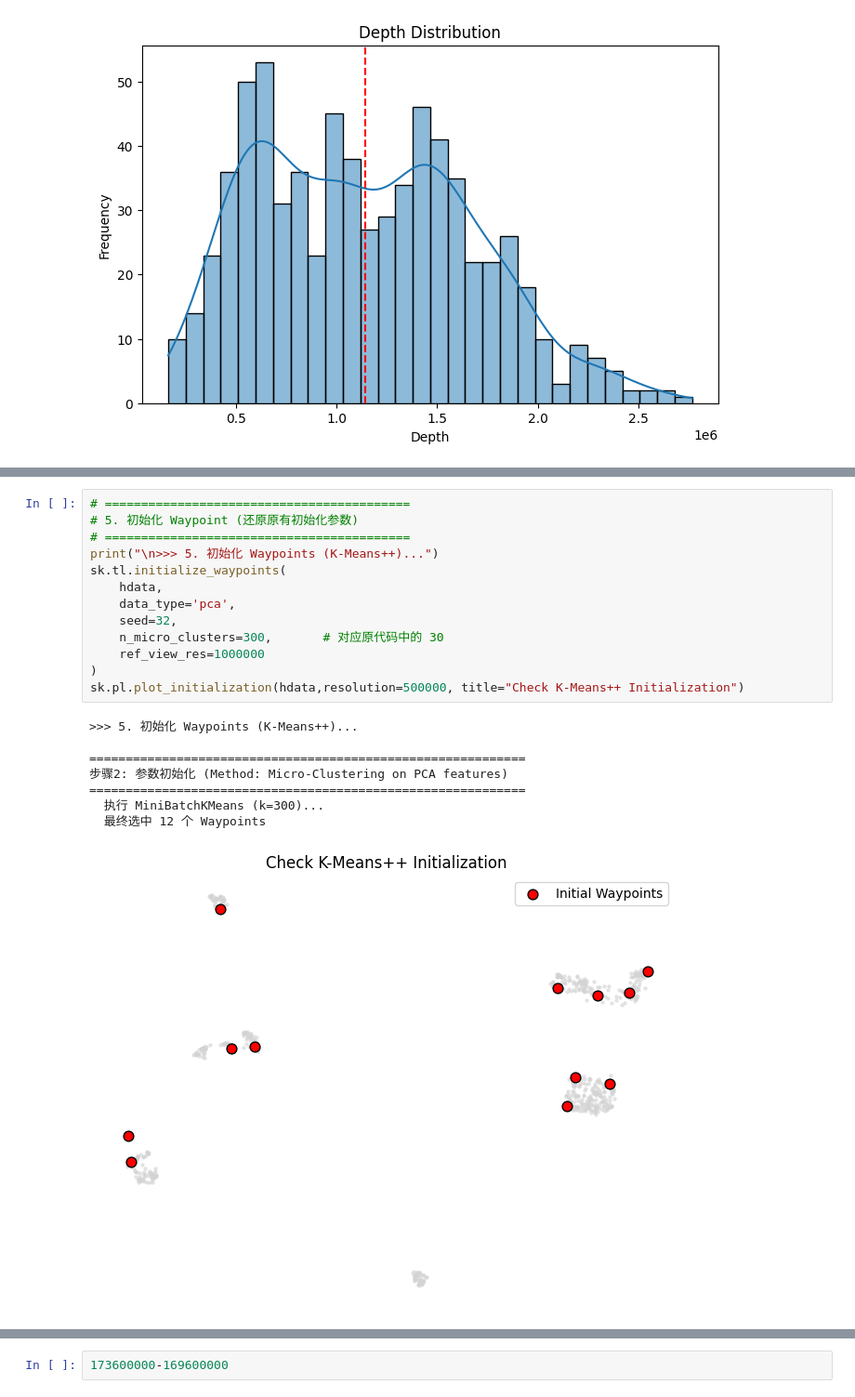
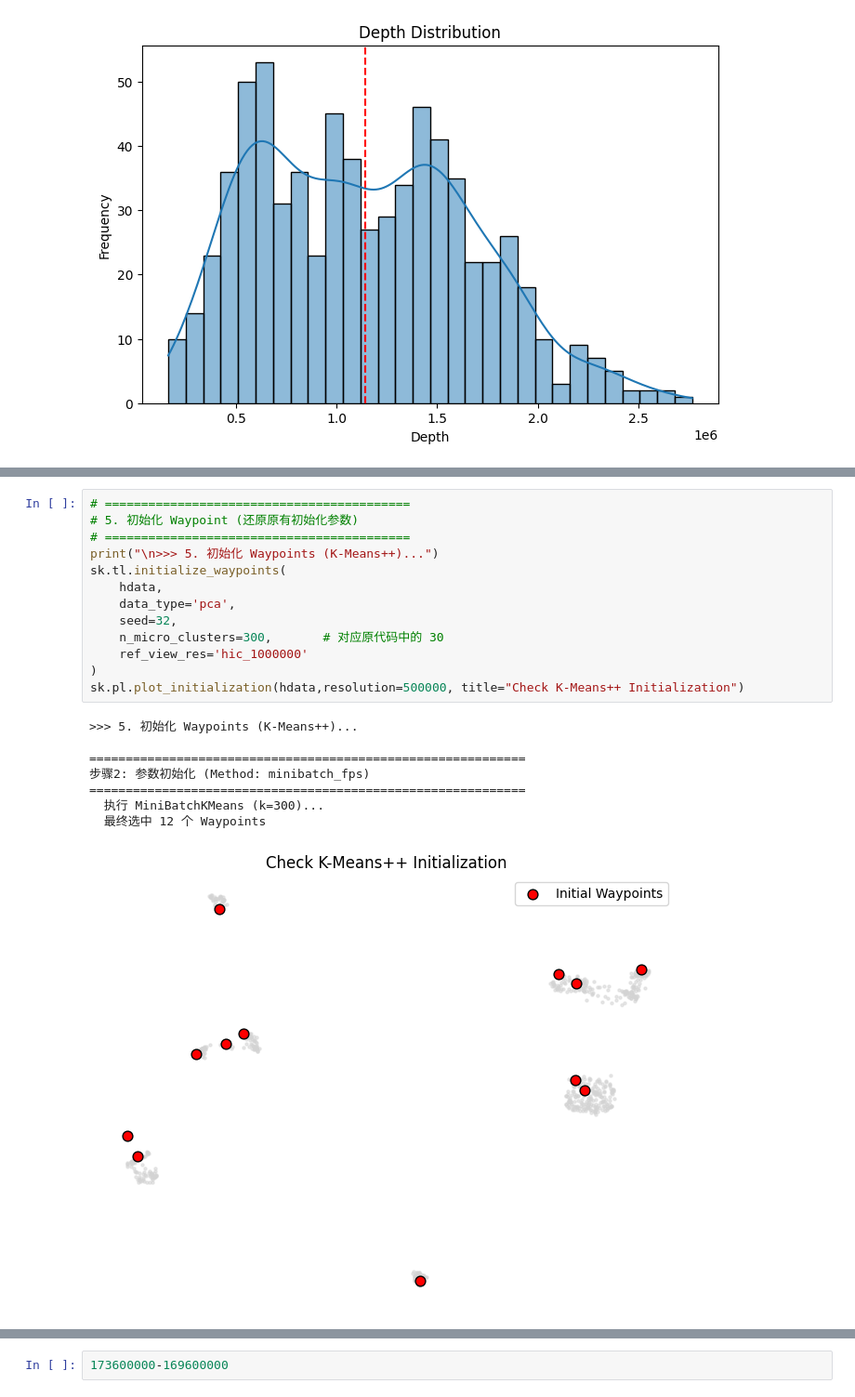
Before and after one commit to CCCKW/hstack, a Jupyter notebook: test.ipynb, the cells around one changed output, grey strips where cells are left out. Shown at 93% size. Drawn from its saved outputs; the diff is of its cells as text.

```diff
--- a/test.ipynb
+++ b/test.ipynb
@@ -184,25 +207,25 @@ sk.tl.compute_kernels(hdata, )
 # %%
 # ==========================================
 # 5. 初始化 Waypoint (还原原有初始化参数)
 # ==========================================
 print("\n>>> 5. 初始化 Waypoints (K-Means++)...")
 sk.tl.initialize_waypoints(
     hdata,
     data_type='pca',
     seed=32,
     n_micro_clusters=300,       # 对应原代码中的 30
-    ref_view_res=1000000
+    ref_view_res='hic_1000000'
 )
 sk.pl.plot_initialization(hdata,resolution=500000, title="Check K-Means++ Initialization")
 # %% [output]
 >>> 5. 初始化 Waypoints (K-Means++)...
 
 ============================================================
-步骤2: 参数初始化 (Method: Micro-Clustering on PCA features)
+步骤2: 参数初始化 (Method: minibatch_fps)
 ============================================================
   执行 MiniBatchKMeans (k=300)...
   最终选中 12 个 Waypoints
-[figure, old version]
+[figure, new version]
 # %%
 # ==========================================
 # 6. 核心拟合优化
```
Also changed, not shown: parts of 36 cells of this notebook, 49 other files.
